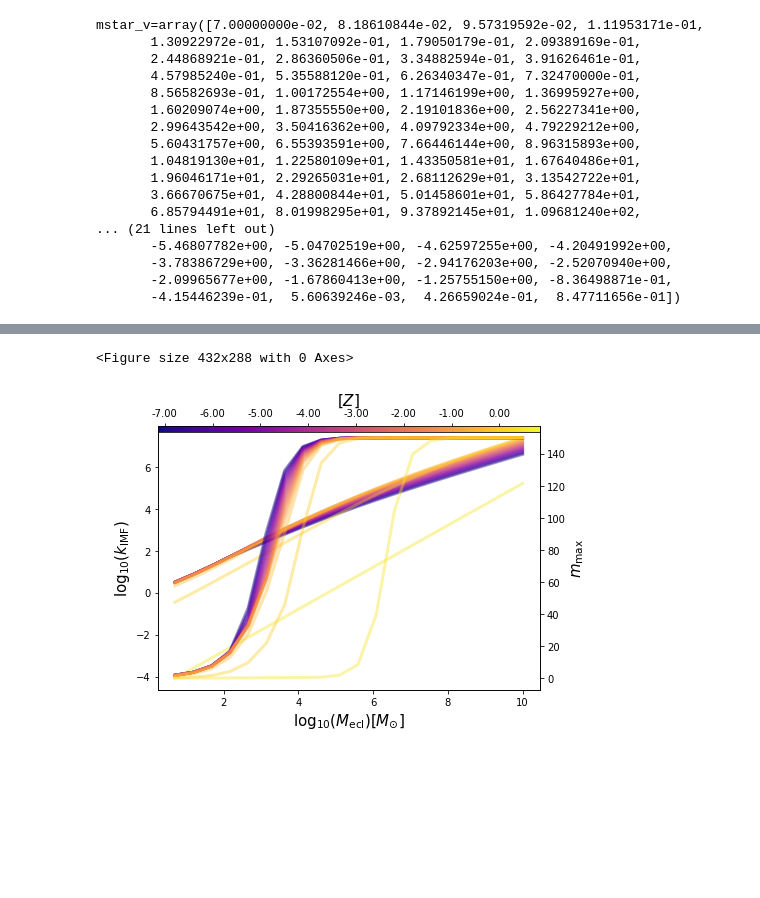
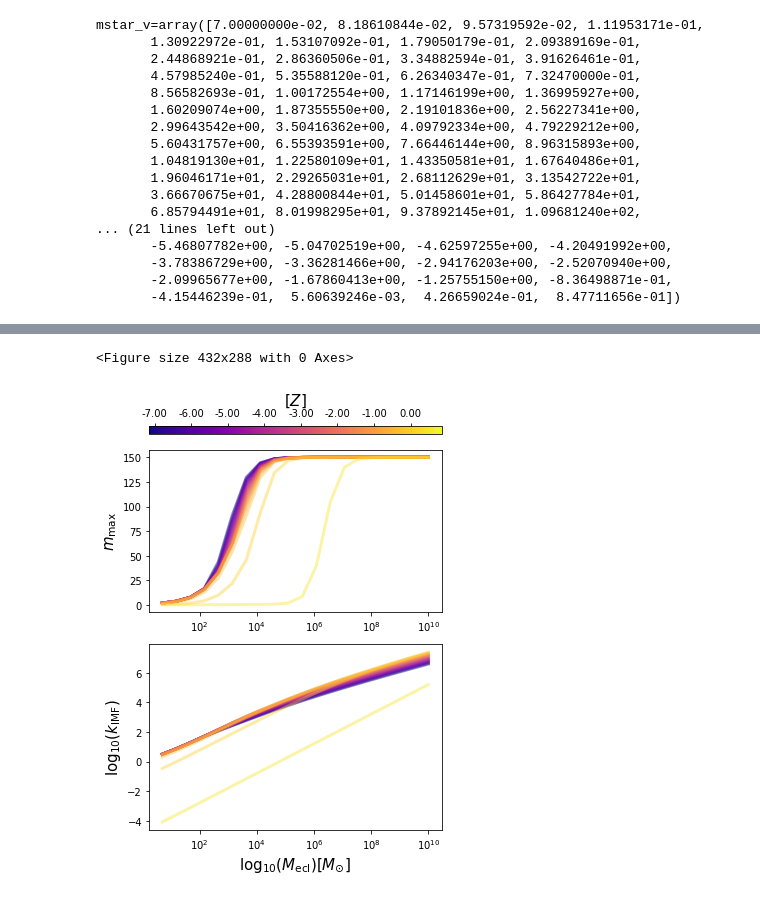
Before and after one commit to egjergo/pyIGIMF, a Jupyter notebook: _scratch/IGIMF4_k_mmax.ipynb, the cells around one changed output, grey strips where cells are left out. Cells and saved outputs as stored; diff of their text form; code cells hidden in the pictures; blank space fills up the shorter version.

```diff
--- a/_scratch/IGIMF4_k_mmax.ipynb
+++ b/_scratch/IGIMF4_k_mmax.ipynb
@@ -105,5 +89,5 @@ M=1.00e+10,      alpha1=6.71,    alpha2=7.71,    alpha3=0.79,    k_IMF=1.61e+05,
-# %%
-plots.k_Z_plot(Z_massfrac_v, k_IMF_Z_list, m_max_Z_list, Mecl_v)
-# %% [output]
-<Figure size 432x288 with 0 Axes>
-[figure, removed]
+# %%
+k_mmax_find()
+# %% [output]
+<Figure size 432x288 with 0 Axes>
+[figure, added]
```
Also changed, not shown: parts of 2 cells of this notebook, 20 other files.
